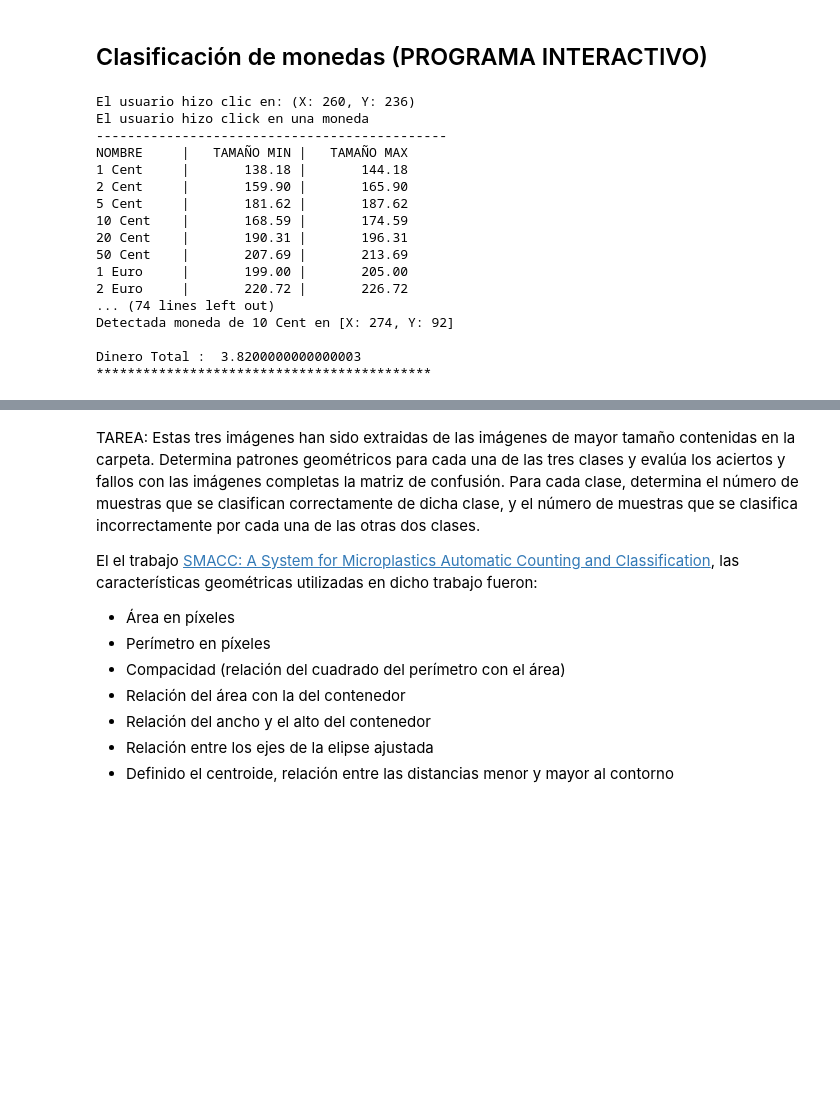
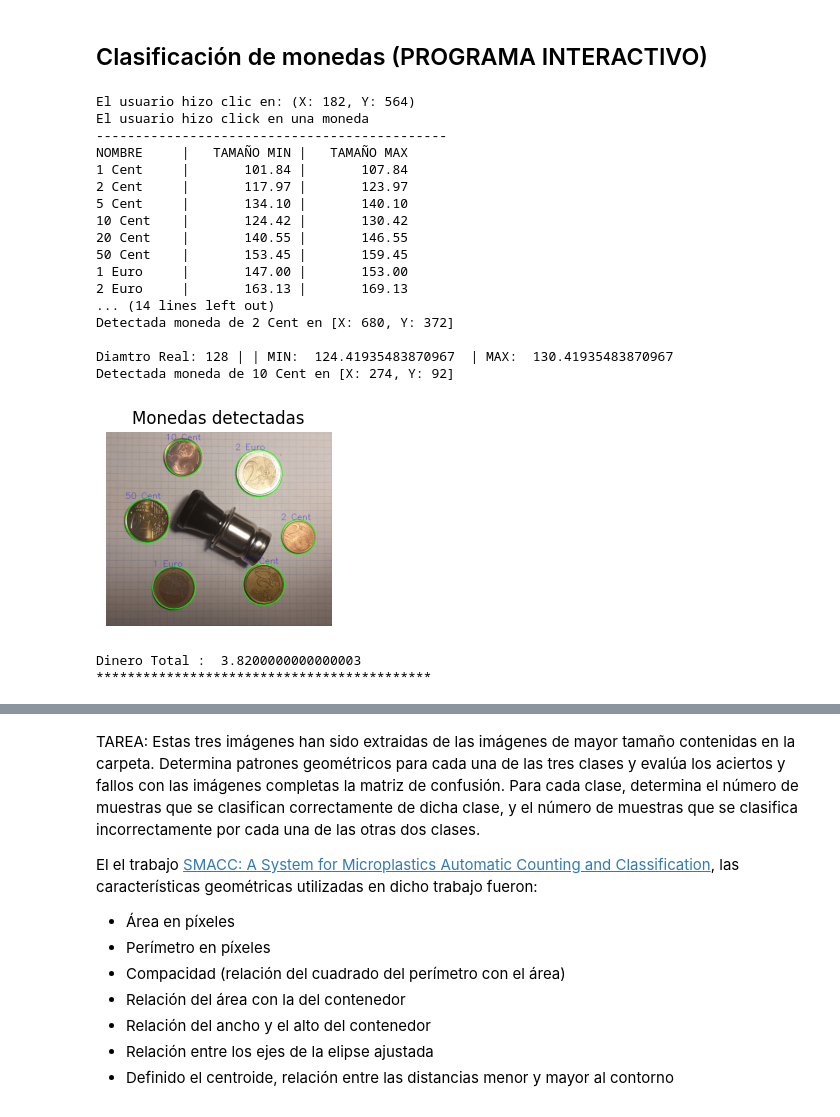
Before and after one commit to antonioap101/VC, a Jupyter notebook: Practica3/VC_P3_TAREAS.ipynb, the cells around one changed output, grey strips where cells are left out. Saved outputs shown, nothing was run; the diff lists cells and outputs as text; code cells hidden in the pictures; blank space fills up the shorter version.

Commit message:
Actualizacion deteccion imagenes y clasificacion

```diff
--- a/Practica3/VC_P3_TAREAS.ipynb
+++ b/Practica3/VC_P3_TAREAS.ipynb
@@ -243,6 +243,7 @@ def clasificar_monedas(lista_monedas):
                 print(" | MIN: ", moneda.tamano_pixel_min, " | MAX: ", moneda.tamano_pixel_max)
                 agregar_moneda(moneda.nombre)
                 print(f"Detectada moneda de {moneda.nombre} en [X: {local_x}, Y: {local_y}]\n")
+                yield moneda.nombre, (local_x, local_y, radio)
 # %% [markdown]
 ## Clasificación de monedas (PROGRAMA INTERACTIVO)
 # %%
@@ -278,49 +279,60 @@ def procesar_imagen(ruta_imagen):
     x, y = clicked_point
     print(f"El usuario hizo clic en: (X: {x}, Y: {y})")
 
     # Se determina la moneda en la que el usuario hizo clic comparando el punto de clic
     # con las coordenadas y radios de los círculos detectados.
     for borde in circulos_detectados[0, :]:
         cx, cy, radio = borde
         if (x - cx) ** 2 + (y - cy) ** 2 <= radio ** 2:
             print("El usuario hizo click en una moneda")
             Moneda.calcular_tamanos(monedas, "1 Euro", radio*2)
             break
     else:
         raise Exception("El usuario no hizo clic dentro de ninguna moneda.")
 
     # Mostramos los tamaños de las monedas calculados
     Moneda.mostrar_lista_monedas(monedas)
 
     # Finalmente clasificamos las monedas
-    clasificar_monedas(monedas)
+    resultados = clasificar_monedas(monedas)
+
+      # Clasificar las monedas y añadir el nombre en sus respectivas coordenadas
+    for nombre_moneda, (x, y, radio) in resultados:
+        cv2.putText(imagen, nombre_moneda, (x - int(radio), y - int(radio)), cv2.FONT_HERSHEY_SIMPLEX, fontScale = 1, color = (255, 0, 0),  thickness = 2)
+
+
+    mostrar_imagen(imagenes=cv2.cvtColor(imagen, cv2.COLOR_BGR2RGB), titulos="Monedas detectadas")
+
 
     # Y calculamos el dinero total en la imagen
     print("Dinero Total : " , calcular_total(),
           end="\n*******************************************\n")
 
 # Procesar varias imagenes:
-procesar_imagen("Monedas_Solapadas.jpg")
-procesar_imagen("Monedas_mechero.jpg")
+#procesar_imagen("Monedas_Solapadas.jpg")
+#rocesar_imagen("Monedas_mechero.jpg")
 procesar_imagen("Monedas_mechero2.jpg")
 # %% [output]
-El usuario hizo clic en: (X: 260, Y: 236)
+El usuario hizo clic en: (X: 182, Y: 564)
 El usuario hizo click en una moneda
 ---------------------------------------------
 NOMBRE     |   TAMAÑO MIN |   TAMAÑO MAX
-1 Cent     |       138.18 |       144.18
-2 Cent     |       159.90 |       165.90
-5 Cent     |       181.62 |       187.62
-10 Cent    |       168.59 |       174.59
-20 Cent    |       190.31 |       196.31
-50 Cent    |       207.69 |       213.69
-1 Euro     |       199.00 |       205.00
-2 Euro     |       220.72 |       226.72
-... (74 lines left out)
+1 Cent     |       101.84 |       107.84
+2 Cent     |       117.97 |       123.97
+5 Cent     |       134.10 |       140.10
+10 Cent    |       124.42 |       130.42
+20 Cent    |       140.55 |       146.55
+50 Cent    |       153.45 |       159.45
+1 Euro     |       147.00 |       153.00
+2 Euro     |       163.13 |       169.13
+... (14 lines left out)
+Detectada moneda de 2 Cent en [X: 680, Y: 372]
+
+Diamtro Real: 128 | | MIN:  124.41935483870967  | MAX:  130.41935483870967
 Detectada moneda de 10 Cent en [X: 274, Y: 92]
-
-Dinero Total :  3.8200000000000003
-*******************************************
+[figure, added]
+Dinero Total :  3.8200000000000003
+*******************************************
 # %%
 #Cargamos tres subimágenes de cada uno de los tres tipos considerados (el alquitrán efectivamenet no es microplástico)
 imgP = cv2.imread('PEL.png')
```
Also changed, not shown: parts of 2 cells of this notebook, 1 other file.
